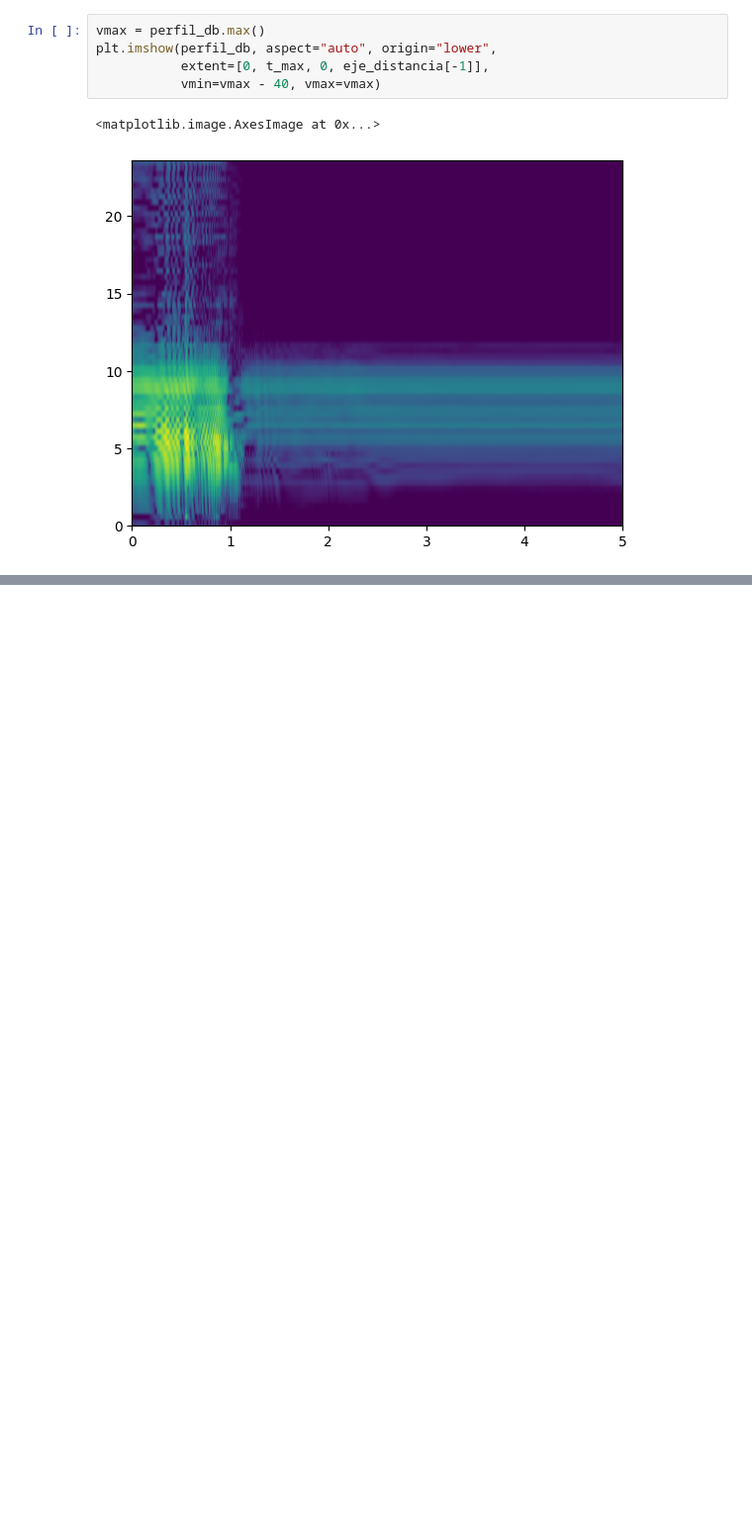
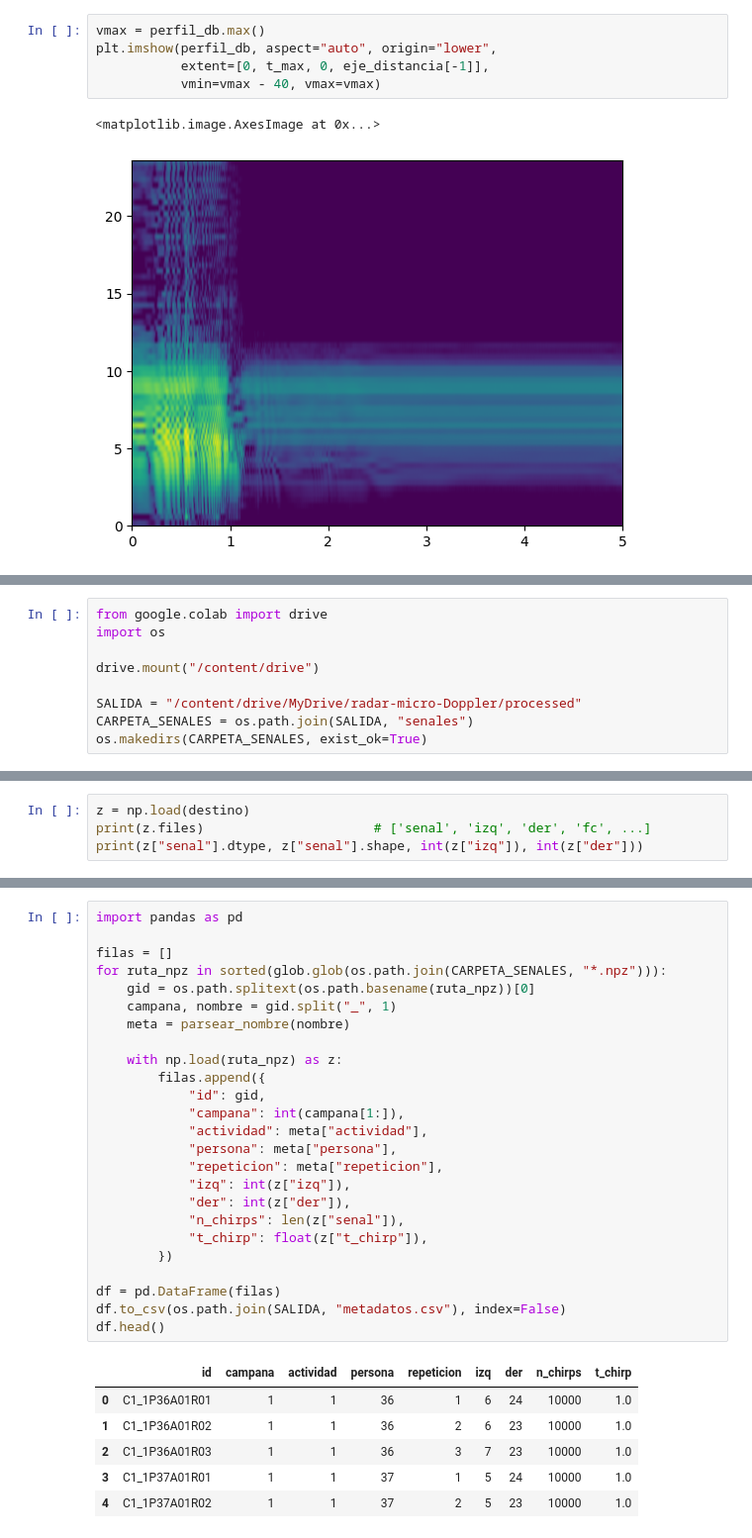
Before and after one commit to juuanmartiinez/radar-micro-Doppler, a Jupyter notebook: notebooks/1.0-tratamiento-datos.ipynb, the cells around one changed output, grey strips where cells are left out. Shown at 99% size. Saved outputs shown, nothing was run; the diff lists cells and outputs as text; blank space fills up the shorter version.

```diff
--- a/notebooks/1.0-tratamiento-datos.ipynb
+++ b/notebooks/1.0-tratamiento-datos.ipynb
@@ -314,0 +375,9 @@ print(casilla_min * res, "m -", casilla_max * res, "m")
+# %%
+from google.colab import drive
+import os
+
+drive.mount("/content/drive")
+
+SALIDA = "/content/drive/MyDrive/radar-micro-Doppler/processed"
+CARPETA_SENALES = os.path.join(SALIDA, "senales")
+os.makedirs(CARPETA_SENALES, exist_ok=True)
@@ -314,0 +422,4 @@ print(casilla_min * res, "m -", casilla_max * res, "m")
+# %%
+z = np.load(destino)
+print(z.files)                      # ['senal', 'izq', 'der', 'fc', ...]
+print(z["senal"].dtype, z["senal"].shape, int(z["izq"]), int(z["der"]))
@@ -314,0 +475,32 @@ print(casilla_min * res, "m -", casilla_max * res, "m")
+# %%
+import pandas as pd
+
+filas = []
+for ruta_npz in sorted(glob.glob(os.path.join(CARPETA_SENALES, "*.npz"))):
+    gid = os.path.splitext(os.path.basename(ruta_npz))[0]
+    campana, nombre = gid.split("_", 1)
+    meta = parsear_nombre(nombre)
+
+    with np.load(ruta_npz) as z:
+        filas.append({
+            "id": gid,
+            "campana": int(campana[1:]),
+            "actividad": meta["actividad"],
+            "persona": meta["persona"],
+            "repeticion": meta["repeticion"],
+            "izq": int(z["izq"]),
+            "der": int(z["der"]),
+            "n_chirps": len(z["senal"]),
+            "t_chirp": float(z["t_chirp"]),
+        })
+
+df = pd.DataFrame(filas)
+df.to_csv(os.path.join(SALIDA, "metadatos.csv"), index=False)
+df.head()
+# %% [output]
+|  | id | campana | actividad | persona | repeticion | izq | der | n_chirps | t_chirp |
+| 0 | C1_1P36A01R01 | 1 | 1 | 36 | 1 | 6 | 24 | 10000 | 1.0 |
+| 1 | C1_1P36A01R02 | 1 | 1 | 36 | 2 | 6 | 23 | 10000 | 1.0 |
+| 2 | C1_1P36A01R03 | 1 | 1 | 36 | 3 | 7 | 23 | 10000 | 1.0 |
+| 3 | C1_1P37A01R01 | 1 | 1 | 37 | 1 | 5 | 24 | 10000 | 1.0 |
+| 4 | C1_1P37A01R02 | 1 | 1 | 37 | 2 | 5 | 23 | 10000 | 1.0 |
```
Also changed, not shown: parts of 15 cells of this notebook, 5 other files.
